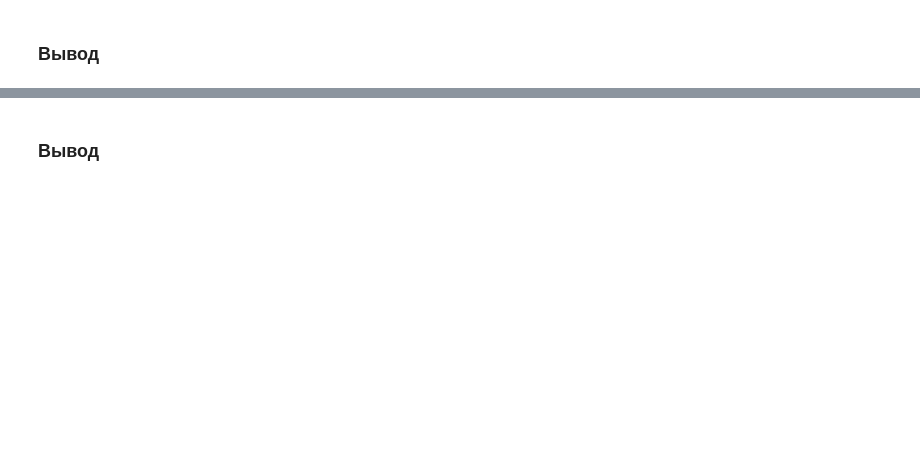
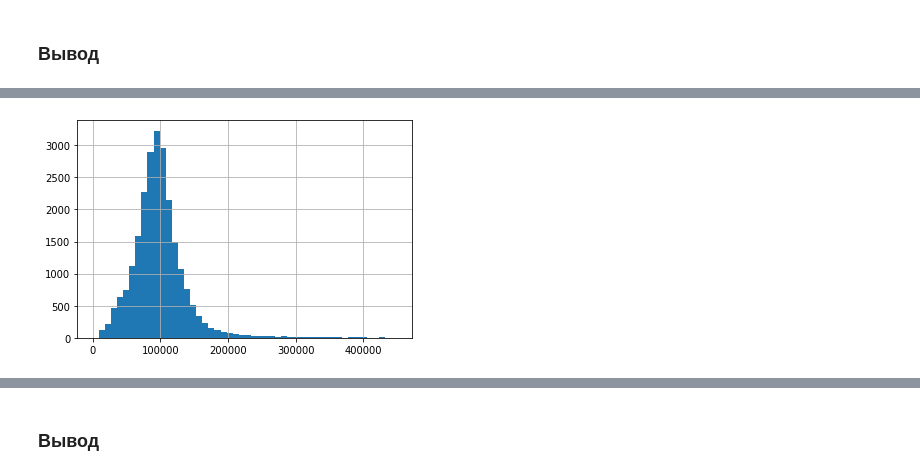
Before and after one commit to nyalekseevna/yandex_praktikum_projects, a Jupyter notebook: game_platform_EDA/game_platform_EDA.ipynb, the cells around one changed output, grey strips where cells are left out. Saved outputs shown, nothing was run; the diff lists cells and outputs as text; code cells hidden in the pictures; blank space fills up the shorter version.

```diff
--- a/game_platform_EDA/game_platform_EDA.ipynb
+++ b/game_platform_EDA/game_platform_EDA.ipynb
@@ -478,0 +262,5 @@ plt.show()
+# %%
+estate['m2_price'].hist(bins=50, range=(0, 450000))
+plt.show()
+# %% [output]
+[figure, added]
```
Also changed, not shown: parts of 171 cells of this notebook, 1 other file.
